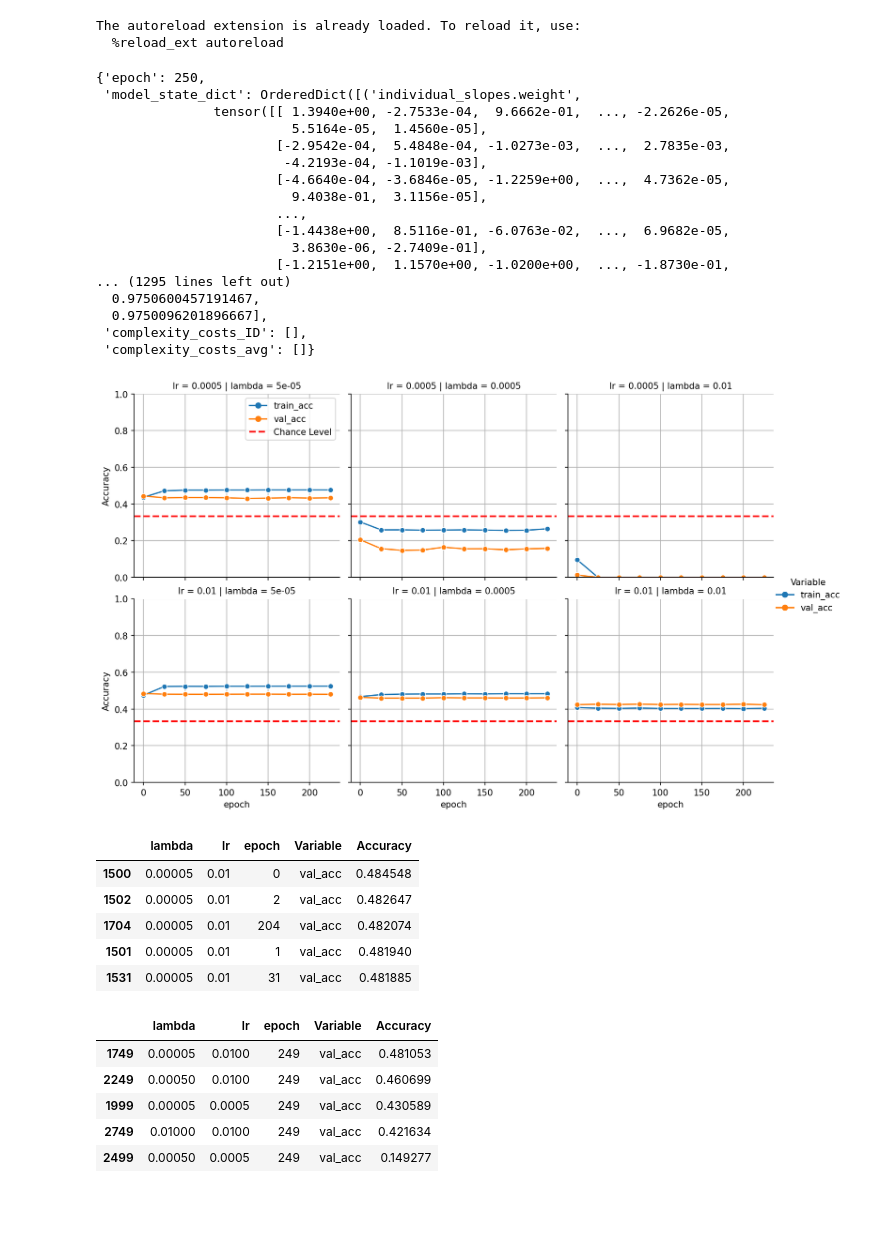
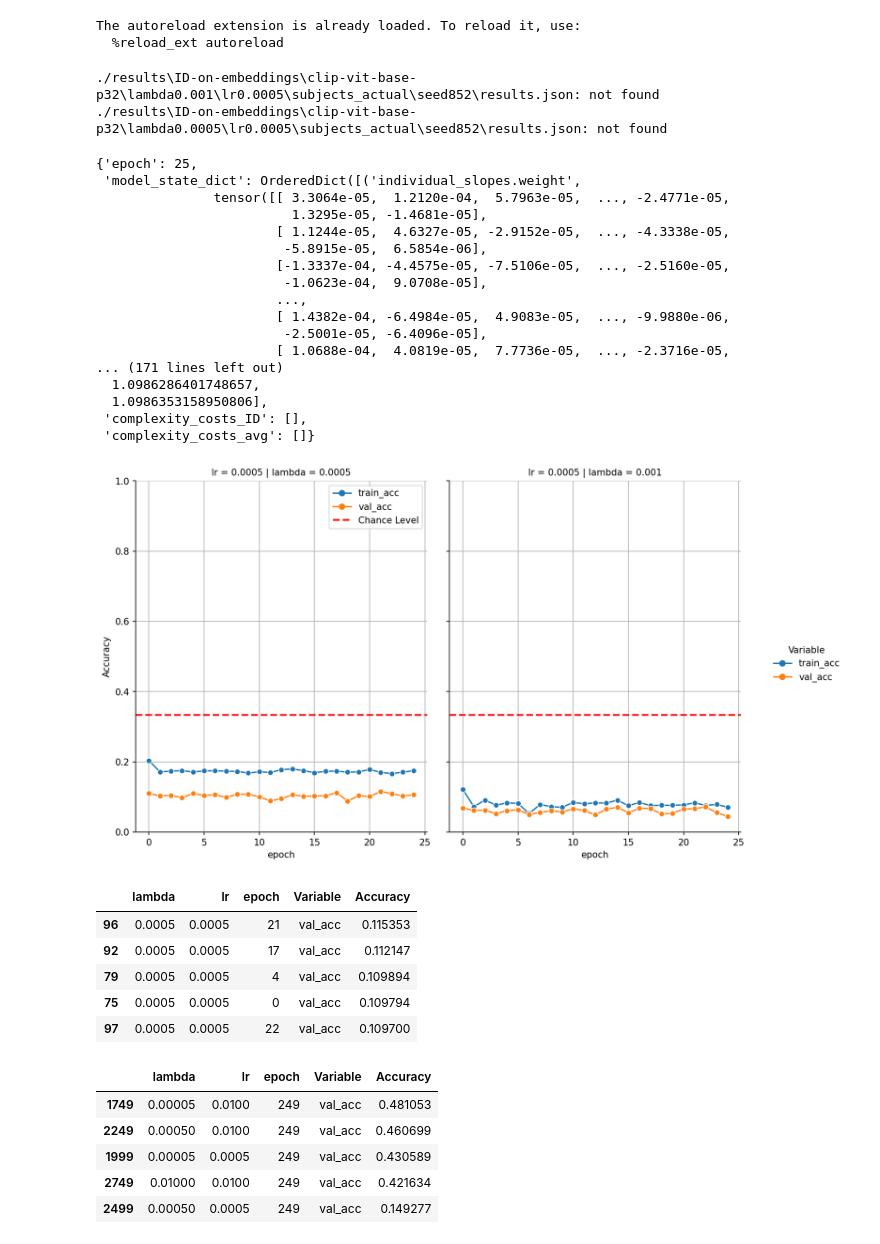
Before and after one commit to MirkoTh/semantic-representations-ID, a Jupyter notebook: analyze-id-on-embeddings.ipynb, the cells around one changed output. Drawn from its saved outputs; the diff is of its cells as text; code cells hidden in the pictures; blank space fills up the shorter version.

```diff
--- a/analyze-id-on-embeddings.ipynb
+++ b/analyze-id-on-embeddings.ipynb
@@ -54,7 +54,7 @@ def extract_results_id_embeddings(lmbda, learning_rate, rnd_seed, modelversion,
             l_all_models.append(m)
     return l_all_models
 # %%
-def extract_results_id_embeddings(lmbda, learning_rate, rnd_seed, modelversion, modelname):
+def extract_results_id_embeddings(lmbda, learning_rate, rnd_seed, modelversion, modelname, subjects_varied):
     all_dirs = []
     l_all_results = []
     l_all_models = []
@@ -63,7 +63,7 @@ def extract_results_id_embeddings(lmbda, learning_rate, rnd_seed, modelversion,
         for lr in learning_rate:
             results_dir_ID = os.path.join(
                 "./results", modelversion, modelname,
-                f"lambda{str(la)}", f"lr{str(lr)}", f'seed{rnd_seed}'
+                f"lambda{str(la)}", f"lr{str(lr)}", f"subjects_{subjects_varied}", f'seed{rnd_seed}'
                 )
             all_dirs.append(results_dir_ID)
     for i, d in enumerate(all_dirs):
@@ -74,38 +74,42 @@ def extract_results_id_embeddings(lmbda, learning_rate, rnd_seed, modelversion,
                 l_all_results.append(l_results)
         else:
             print(file_path + ": not found")
-        p = os.path.join(d, "model", "model_epoch0250.tar")
+        p = os.path.join(d, "model", "model_epoch0025.tar")
         if os.path.isfile(p):
             m = torch.load(p, weights_only=False, map_location=torch.device("cpu"))
             l_all_models.append(m)
     return l_all_models
 # %%
 # id model
-lmbda = [0.00005, 0.0005, 0.01]#[0.0, 0.000025]#
-learning_rate = [0.01, 0.0005]#[0.1, 0.05]#
+lmbda = [0.001, 0.0005]#[0.0, 0.000025]#
+learning_rate = [0.0005]#[0.1, 0.05]#
 rnd_seed = '852'
 modelversion = "ID-on-embeddings"
-modelname = "Word2Vec"
+modelname = "clip-vit-base-p32"
+subjects_varied = "actual"#["actual", "shuffled"]
 # modelname = os.path.join("answerdotai", "ModernBERT-based")
-l_all_models_id = extract_results_id_embeddings(lmbda, learning_rate, rnd_seed, modelversion, modelname)
+l_all_models_id = extract_results_id_embeddings(lmbda, learning_rate, rnd_seed, modelversion, modelname, subjects_varied)
+# %% [output]
+./results\ID-on-embeddings\clip-vit-base-p32\lambda0.001\lr0.0005\subjects_actual\seed852\results.json: not found
+./results\ID-on-embeddings\clip-vit-base-p32\lambda0.0005\lr0.0005\subjects_actual\seed852\results.json: not found
 # %%
 l_all_models_id[0]
 # %% [output]
-{'epoch': 250,
+{'epoch': 25,
  'model_state_dict': OrderedDict([('individual_slopes.weight',
-               tensor([[ 1.3940e+00, -2.7533e-04,  9.6662e-01,  ..., -2.2626e-05,
-                         5.5164e-05,  1.4560e-05],
-                       [-2.9542e-04,  5.4848e-04, -1.0273e-03,  ...,  2.7835e-03,
-                        -4.2193e-04, -1.1019e-03],
-                       [-4.6640e-04, -3.6846e-05, -1.2259e+00,  ...,  4.7362e-05,
-                         9.4038e-01,  3.1156e-05],
+               tensor([[ 3.3064e-05,  1.2120e-04,  5.7963e-05,  ..., -2.4771e-05,
+                         1.3295e-05, -1.4681e-05],
+                       [ 1.1244e-05,  4.6327e-05, -2.9152e-05,  ..., -4.3338e-05,
+                        -5.8915e-05,  6.5854e-06],
+                       [-1.3337e-04, -4.4575e-05, -7.5106e-05,  ..., -2.5160e-05,
+                        -1.0623e-04,  9.0708e-05],
                        ...,
-                       [-1.4438e+00,  8.5116e-01, -6.0763e-02,  ...,  6.9682e-05,
-                         3.8630e-06, -2.7409e-01],
-                       [-1.2151e+00,  1.1570e+00, -1.0200e+00,  ..., -1.8730e-01,
-... (1295 lines left out)
-  0.9750600457191467,
-  0.9750096201896667],
+                       [ 1.4382e-04, -6.4984e-05,  4.9083e-05,  ..., -9.9880e-06,
+                        -2.5001e-05, -6.4096e-05],
+                       [ 1.0688e-04,  4.0819e-05,  7.7736e-05,  ..., -2.3716e-05,
+... (171 lines left out)
+  1.0986286401748657,
+  1.0986353158950806],
  'complexity_costs_ID': [],
  'complexity_costs_avg': []}
 # %%
@@ -133,35 +137,35 @@ df_train_eval_long_id = pd.melt(
 # %%
 # Create the FacetGrid without specifying an external axis
 g = sns.relplot(
-    data=df_train_eval_long_id.query("epoch % 25 == 0"), x='epoch', y='Accuracy',
+    data=df_train_eval_long_id, x='epoch', y='Accuracy',
     col='lambda', row="lr", height=4, hue="Variable",
     marker="o", aspect=1, kind="line")
 # Add gridlines to each facet
 for i, ax in enumerate(g.axes.flat):
     ax.grid(True)
     ax.axhline(y=.33333, color='red', linestyle='--', linewidth=2, label='Chance Level')
 
     #ax.set_xlim(0, 400)
     ax.set_ylim(0, 1)
     if i == 0:
         ax.legend()
 
 # Adjust the plot size
 g.fig.set_size_inches(12, 7)
 g.fig.set_dpi(150)
 
 plt.show()
 # %% [output]
-[figure, old version]
+[figure, new version]
 # %%
 df_train_eval_long_id.query('Variable == "val_acc"').sort_values("Accuracy", ascending = False).head()
 # %% [output]
 |  | lambda | lr | epoch | Variable | Accuracy |
-| 1500 | 0.00005 | 0.01 | 0 | val_acc | 0.484548 |
-| 1502 | 0.00005 | 0.01 | 2 | val_acc | 0.482647 |
-| 1704 | 0.00005 | 0.01 | 204 | val_acc | 0.482074 |
-| 1501 | 0.00005 | 0.01 | 1 | val_acc | 0.481940 |
-| 1531 | 0.00005 | 0.01 | 31 | val_acc | 0.481885 |
+| 96 | 0.0005 | 0.0005 | 21 | val_acc | 0.115353 |
+| 92 | 0.0005 | 0.0005 | 17 | val_acc | 0.112147 |
+| 79 | 0.0005 | 0.0005 | 4 | val_acc | 0.109894 |
+| 75 | 0.0005 | 0.0005 | 0 | val_acc | 0.109794 |
+| 97 | 0.0005 | 0.0005 | 22 | val_acc | 0.109700 |
 # %%
 df_train_eval_long_id.query('epoch == 249 & Variable == "val_acc"').sort_values("Accuracy", ascending = False).head()
 # %% [output]
```
Also changed, not shown: 3 other files.
